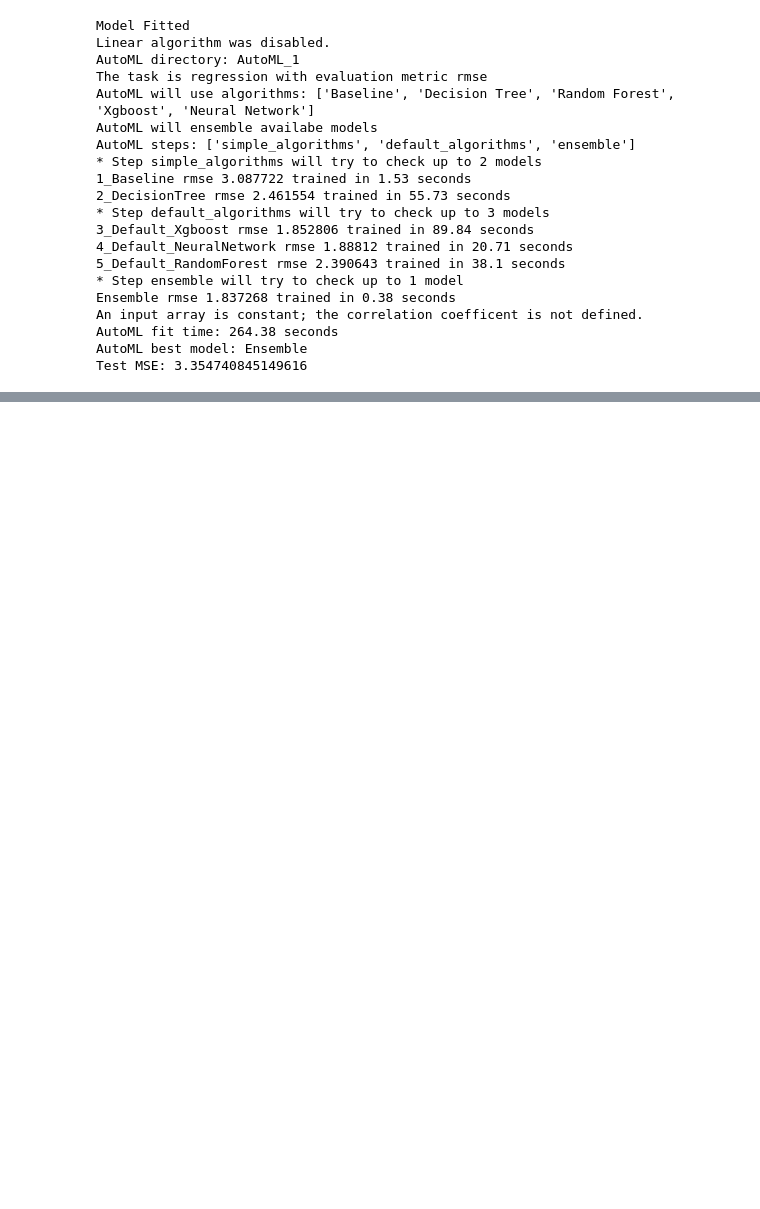
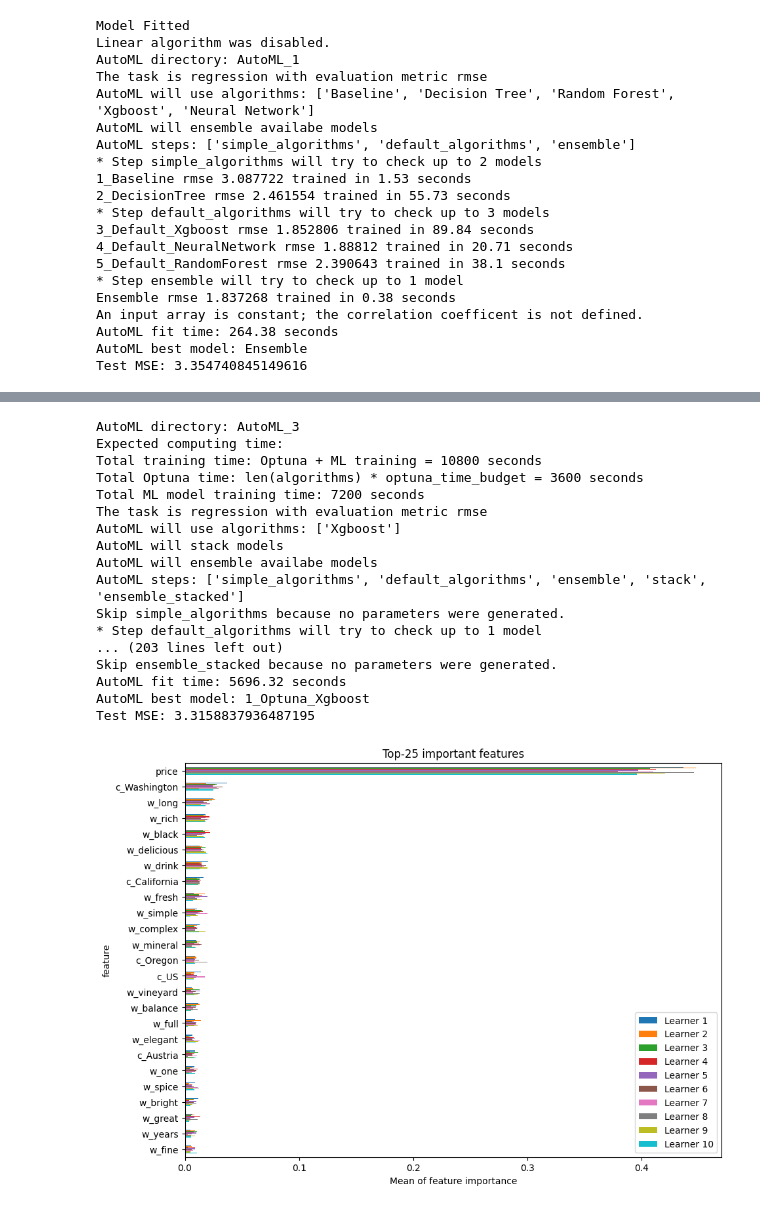
Before and after one commit to Dan-PN/Wine-XGBoost-Optuna-AutoML, a Jupyter notebook: Auto ML/AutoML.ipynb, the cells around one changed output, grey strips where cells are left out. Cells and saved outputs as stored; diff of their text form; code cells hidden in the pictures; blank space fills up the shorter version.

```diff
--- a/Auto ML/AutoML.ipynb
+++ b/Auto ML/AutoML.ipynb
@@ -83,0 +84,26 @@ Test MSE: 3.28728415222032
+# %%
+# train models with AutoML Optuna XGBoost
+automl = AutoML(mode="Optuna",explain_level = 2,total_time_limit= 2*3600,algorithms=['Xgboost'])
+automl.fit(X_train, y_train)
+
+predictions = automl.predict(X_test)
+print("Test MSE:", mean_squared_error(y_test, predictions))
+# %% [output]
+AutoML directory: AutoML_3
+Expected computing time:
+Total training time: Optuna + ML training = 10800 seconds
+Total Optuna time: len(algorithms) * optuna_time_budget = 3600 seconds
+Total ML model training time: 7200 seconds
+The task is regression with evaluation metric rmse
+AutoML will use algorithms: ['Xgboost']
+AutoML will stack models
+AutoML will ensemble availabe models
+AutoML steps: ['simple_algorithms', 'default_algorithms', 'ensemble', 'stack', 'ensemble_stacked']
+Skip simple_algorithms because no parameters were generated.
+* Step default_algorithms will try to check up to 1 model
+... (203 lines left out)
+Skip ensemble_stacked because no parameters were generated.
+AutoML fit time: 5696.32 seconds
+AutoML best model: 1_Optuna_Xgboost
+Test MSE: 3.3158837936487195
+[figure, added]
```
Also changed, not shown: parts of 2 cells of this notebook.
